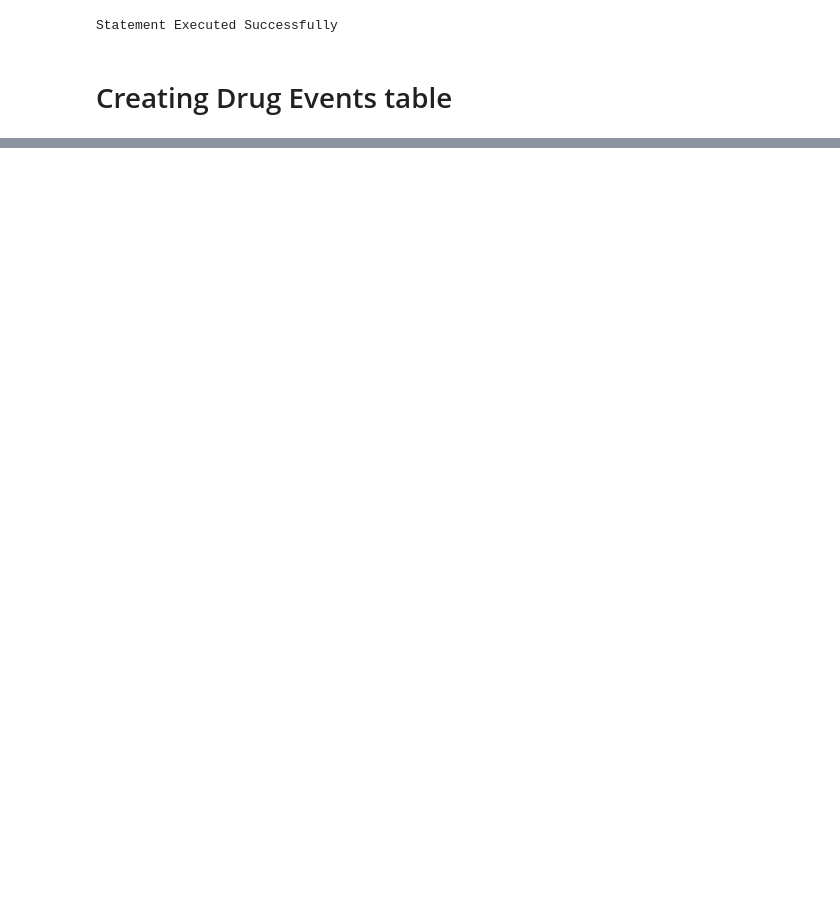
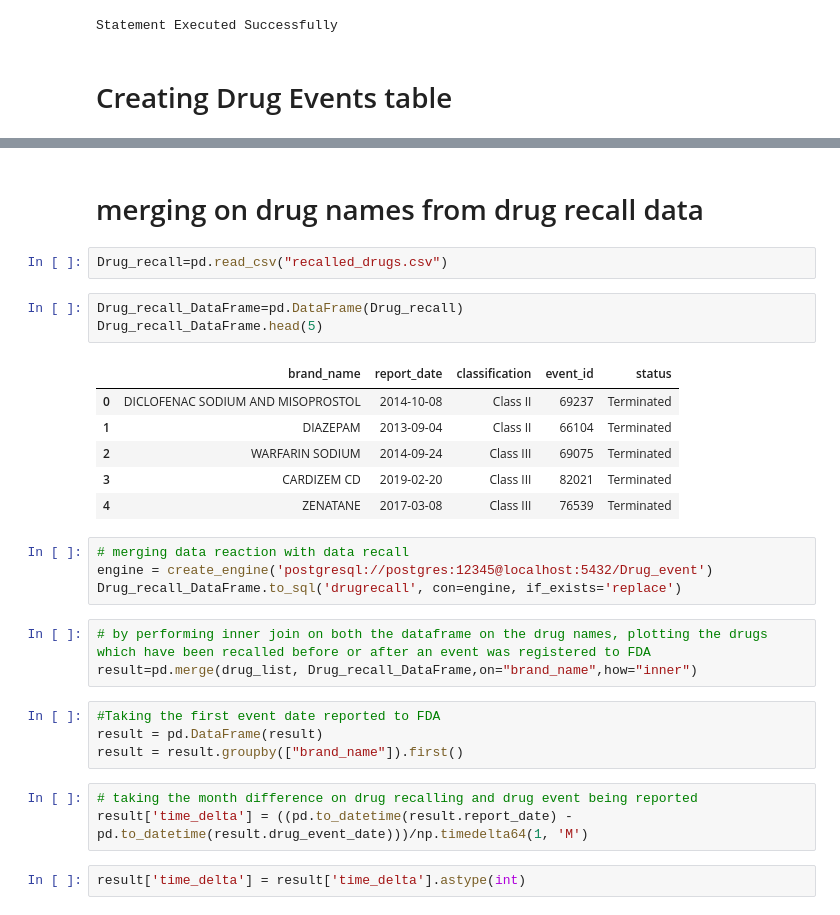
Before and after one commit to PrithviMD/DRUG, a Jupyter notebook: Drug_Events.ipynb, the cells around one changed output, grey strips where cells are left out. Saved outputs shown, nothing was run; the diff lists cells and outputs as text; blank space fills up the shorter version.

```diff
--- a/Drug_Events.ipynb
+++ b/Drug_Events.ipynb
@@ -500,0 +410,30 @@ x2[x2["application_number"].str.contains("part341")]
+# %% [markdown]
+# merging on drug names from drug recall data
+# %%
+Drug_recall=pd.read_csv("recalled_drugs.csv")
+# %%
+Drug_recall_DataFrame=pd.DataFrame(Drug_recall)
+Drug_recall_DataFrame.head(5)
+# %% [output]
+|  | brand_name | report_date | classification | event_id | status |
+| 0 | DICLOFENAC SODIUM AND MISOPROSTOL | 2014-10-08 | Class II | 69237 | Terminated |
+| 1 | DIAZEPAM | 2013-09-04 | Class II | 66104 | Terminated |
+| 2 | WARFARIN SODIUM | 2014-09-24 | Class III | 69075 | Terminated |
+| 3 | CARDIZEM CD | 2019-02-20 | Class III | 82021 | Terminated |
+| 4 | ZENATANE | 2017-03-08 | Class III | 76539 | Terminated |
+# %%
+# merging data reaction with data recall
+engine = create_engine('postgresql://postgres:12345@localhost:5432/Drug_event')
+Drug_recall_DataFrame.to_sql('drugrecall', con=engine, if_exists='replace')
+# %%
+# by performing inner join on both the dataframe on the drug names, plotting the drugs which have been recalled before or after an event was registered to FDA
+result=pd.merge(drug_list, Drug_recall_DataFrame,on="brand_name",how="inner")
+# %%
+#Taking the first event date reported to FDA
+result = pd.DataFrame(result)
+result = result.groupby(["brand_name"]).first()
+# %%
+# taking the month difference on drug recalling and drug event being reported
+result['time_delta'] = ((pd.to_datetime(result.report_date) - pd.to_datetime(result.drug_event_date)))/np.timedelta64(1, 'M')
+# %%
+result['time_delta'] = result['time_delta'].astype(int)
```
Also changed, not shown: parts of 116 cells of this notebook.
